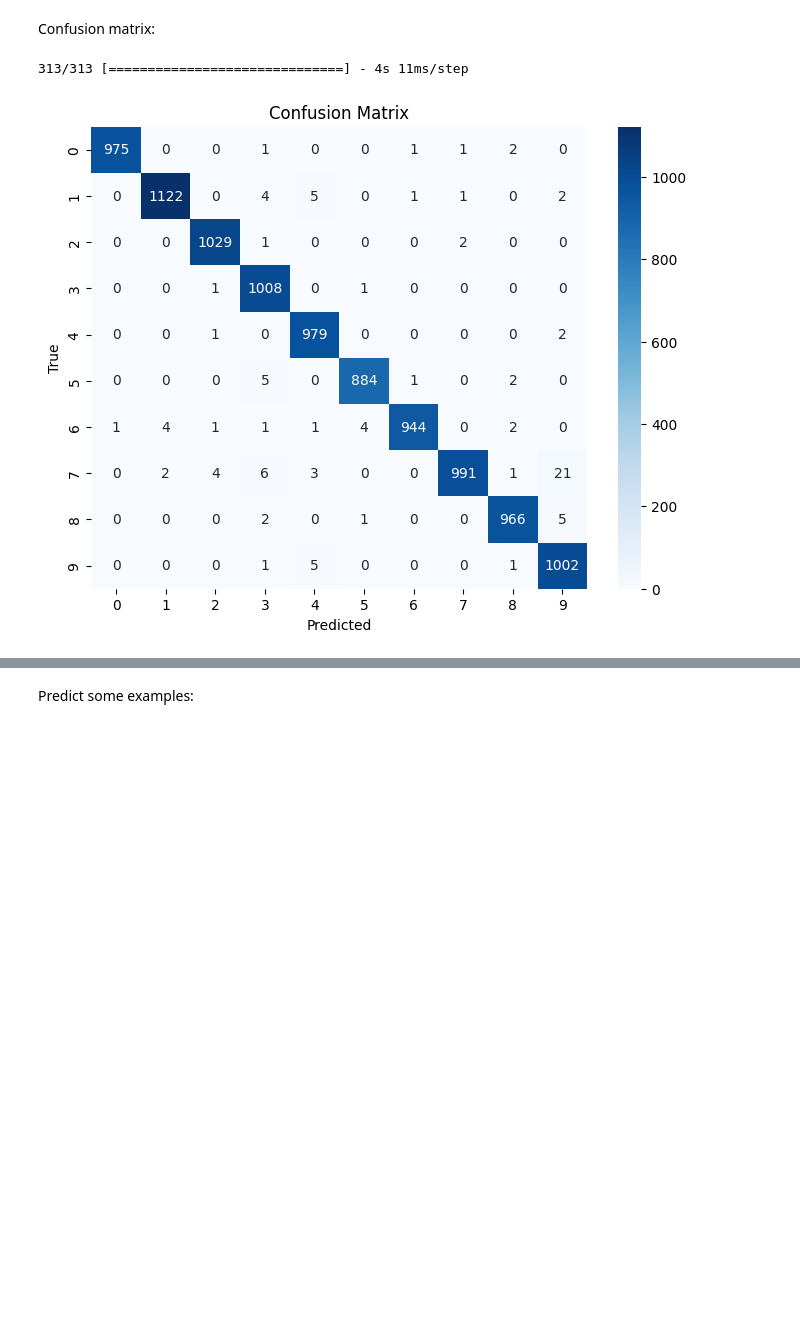
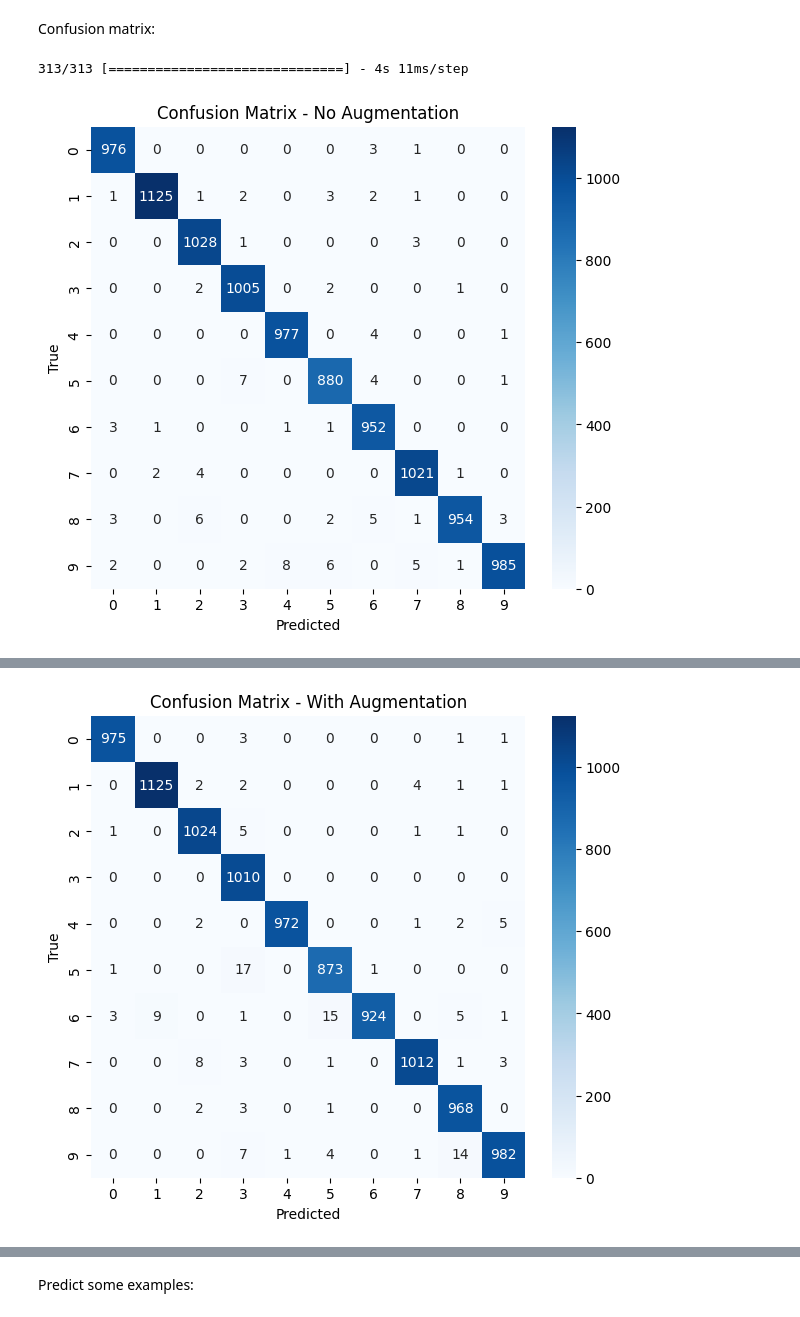
Before and after one commit to BeneNat/handwritten-digit-classifier-augmentation, a Jupyter notebook: notebooks/main_experiment.ipynb, the cells around one changed output, grey strips where cells are left out. Drawn from its saved outputs; the diff is of its cells as text; code cells hidden in the pictures; blank space fills up the shorter version.

```diff
--- a/notebooks/main_experiment.ipynb
+++ b/notebooks/main_experiment.ipynb
@@ -18,0 +23,2 @@ from src.data import load_data
+# %%
+history_no_aug, model_no_aug = train_no_augmentation(epochs=5, batch_size=25)
@@ -21,4 +39,4 @@ Train model:
 # %%
-history, model = train(epochs=5, batch_size=32)
+history_aug, model_aug = train(epochs=5, batch_size=32)
 # %% [output]
 Epoch 1/5
@@ -44,7 +73,11 @@ Confusion matrix:
 # %%
 x_train, y_train, x_test, y_test = load_data()
 
-plot_confusion_matrix(model, x_test, y_test, save_path="results/plots/exp1_cm.png")
+plot_confusion_matrix_single(model_no_aug, x_test, y_test, title="Confusion Matrix - No Augmentation", save_path="../results/plots/cm_no_aug.png")
+
+plot_confusion_matrix_single(model_aug, x_test, y_test, title="Confusion Matrix - With Augmentation", save_path="../results/plots/cm_aug.png")
+
+plot_confusion_matrices_side_by_side(model_no_aug, model_aug, x_test, y_test)
 # %% [output]
 313/313 [==============================] - 4s 11ms/step
-[figure, old version]
+[figure, new version]
@@ -50,0 +85 @@ plot_confusion_matrix(model, x_test, y_test, save_path="results/plots/exp1_cm.pn
+[figure, added]
```
Also changed, not shown: parts of 10 cells of this notebook, 3 other files.
